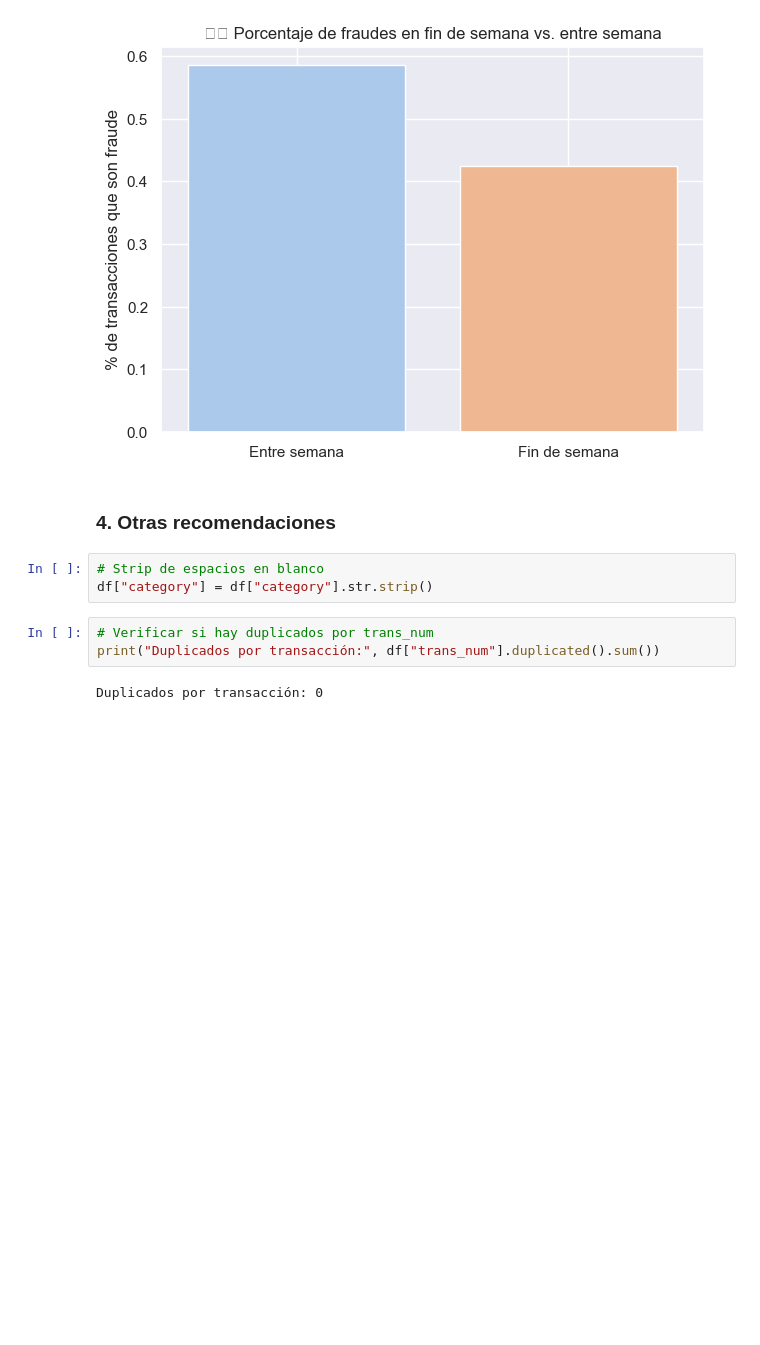
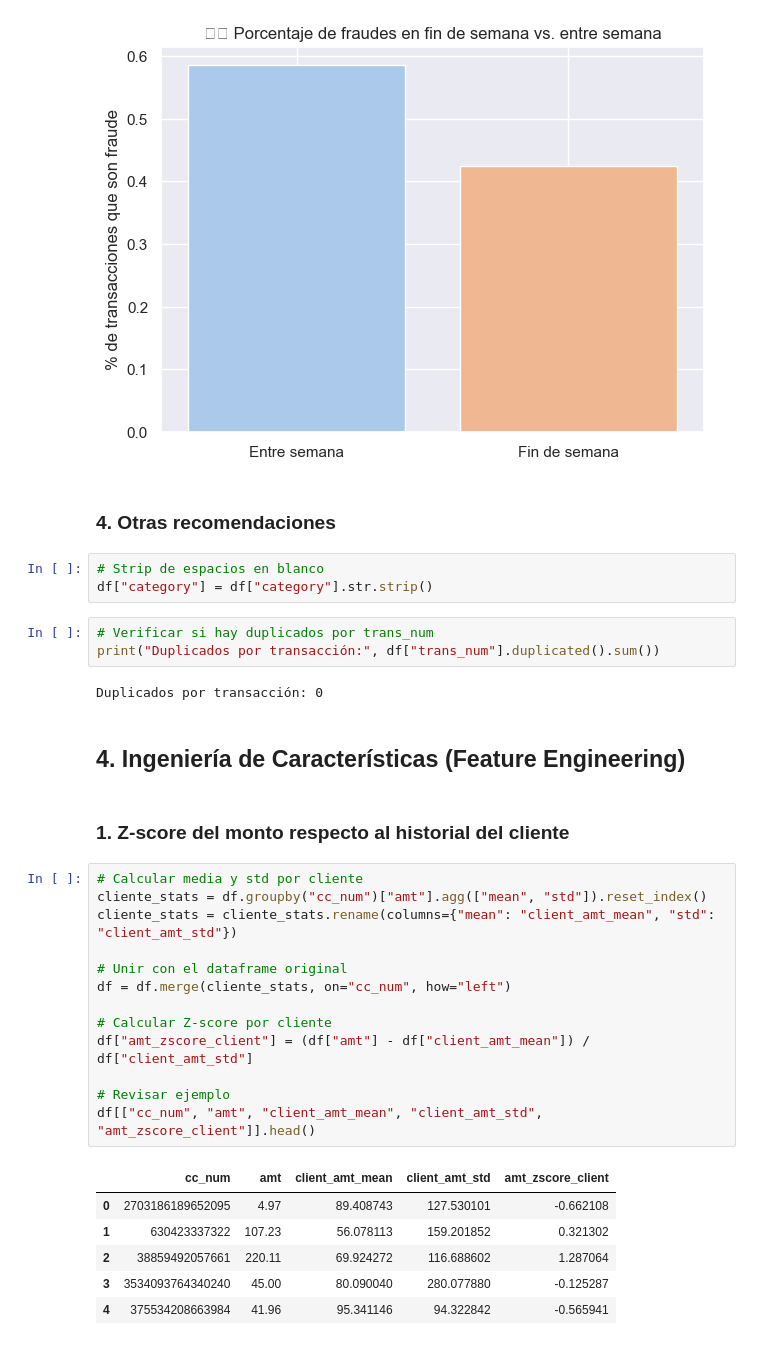
Before and after one commit to mvrcentes/ClientAwareFraudDetect, a Jupyter notebook: FraudDetection_HighAmountAnomalies.ipynb, the cells around one changed output. Cells and saved outputs as stored; diff of their text form; blank space fills up the shorter version.

```diff
--- a/FraudDetection_HighAmountAnomalies.ipynb
+++ b/FraudDetection_HighAmountAnomalies.ipynb
@@ -691,3 +691,27 @@ df["category"] = df["category"].str.strip()
 print("Duplicados por transacción:", df["trans_num"].duplicated().sum())
 # %% [output]
 Duplicados por transacción: 0
+# %% [markdown]
+## 4. Ingeniería de Características (Feature Engineering)
+# %% [markdown]
+### 1.  Z-score del monto respecto al historial del cliente
+# %%
+# Calcular media y std por cliente
+cliente_stats = df.groupby("cc_num")["amt"].agg(["mean", "std"]).reset_index()
+cliente_stats = cliente_stats.rename(columns={"mean": "client_amt_mean", "std": "client_amt_std"})
+
+# Unir con el dataframe original
+df = df.merge(cliente_stats, on="cc_num", how="left")
+
+# Calcular Z-score por cliente
+df["amt_zscore_client"] = (df["amt"] - df["client_amt_mean"]) / df["client_amt_std"]
+
+# Revisar ejemplo
+df[["cc_num", "amt", "client_amt_mean", "client_amt_std", "amt_zscore_client"]].head()
+# %% [output]
+|  | cc_num | amt | client_amt_mean | client_amt_std | amt_zscore_client |
+| 0 | 2703186189652095 | 4.97 | 89.408743 | 127.530101 | -0.662108 |
+| 1 | 630423337322 | 107.23 | 56.078113 | 159.201852 | 0.321302 |
+| 2 | 38859492057661 | 220.11 | 69.924272 | 116.688602 | 1.287064 |
+| 3 | 3534093764340240 | 45.00 | 80.090040 | 280.077880 | -0.125287 |
+| 4 | 375534208663984 | 41.96 | 95.341146 | 94.322842 | -0.565941 |
```
Also changed, not shown: parts of 9 cells of this notebook, 3 other files.
